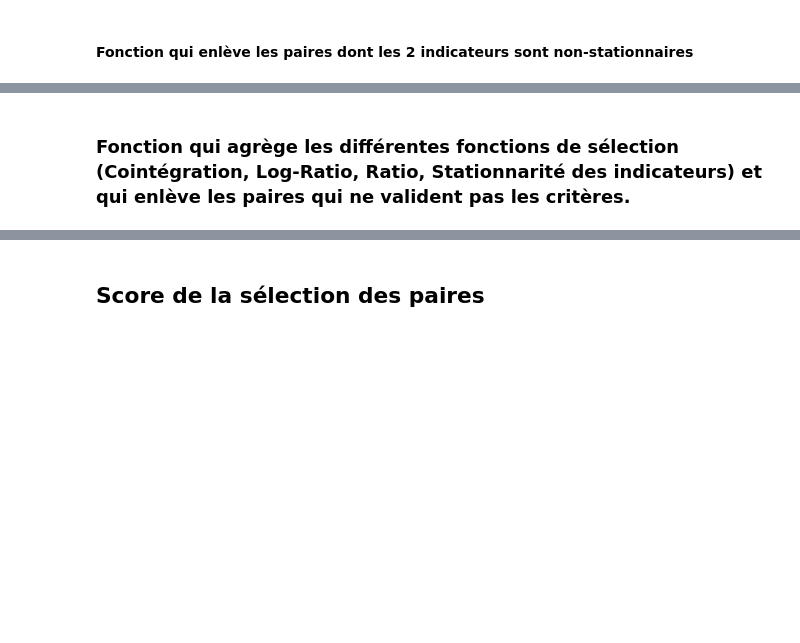
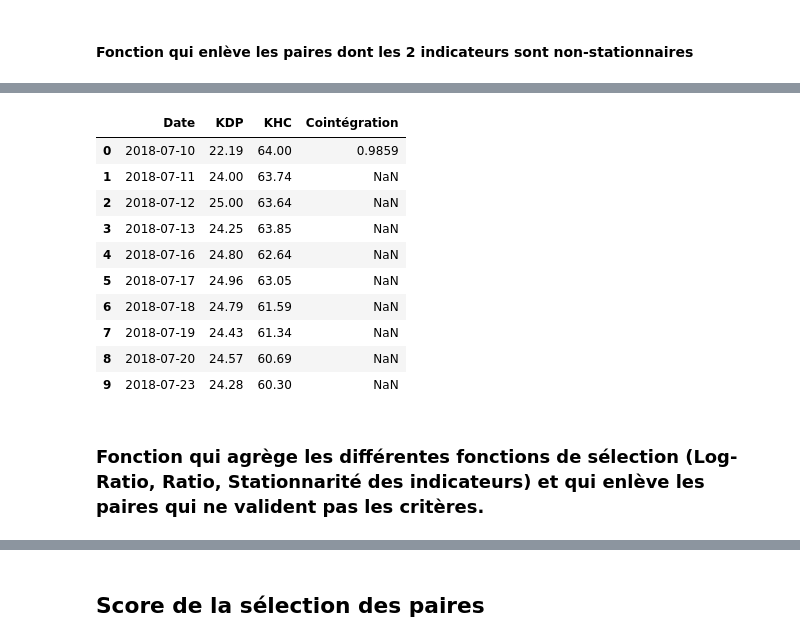
Before and after one commit to ArthurVinot/PI2, a Jupyter notebook: Code_Presentation.ipynb, the cells around one changed output, grey strips where cells are left out. Saved outputs shown, nothing was run; the diff lists cells and outputs as text; code cells hidden in the pictures; blank space fills up the shorter version.

```diff
--- a/Code_Presentation.ipynb
+++ b/Code_Presentation.ipynb
@@ -401,9 +405,9 @@ def sep_tableau_train_test(df):    # Séparation entre les données de test et d
             sub_test.append(df[i][j].iloc[int(long/2)+1 : long-1])
         train.append(sub_train)
         test.append(sub_test)
-    train_res = copy.deepcopy(train)
-    test_res = copy.deepcopy(test)
-    return train_res, test_res
+    train_df = copy.deepcopy(train)
+    test_df = copy.deepcopy(test)
+    return train_df, test_df
 # %%
 train, test = sep_tableau_train_test(df_combi)
 # %% [markdown]
@@ -412,7 +416,10 @@ train, test = sep_tableau_train_test(df_combi)
 #### Calcul de la cointégration
 # %%
 def coint_df(df):
-    df['Cointégration'] = pd.Series(cointegration_test(df.iloc[:,1], df.iloc[:,2]), index = df.index[[0]])
+    df.loc[df.index[0], 'Cointégration'] = cointegration_test(df.iloc[:,1], df.iloc[:,2])
+    global i
+    print(f"{list(df.columns)[1:3]} & i = {i}")
+    i += 1
     return df
 # %%
 def add_coint(df_combi):
@@ -484,0 +496,3 @@ def drop_faible_statio(df_combi, threshold):    # Retourne une liste par secteur
+# %%
+%%time
+df_coint = add_coint(train)
@@ -485,2 +517,16 @@ def drop_faible_statio(df_combi, threshold):    # Retourne une liste par secteur
+# %%
+df_coint[0][0]
+# %% [output]
+|  | Date | KDP | KHC | Cointégration |
+| 0 | 2018-07-10 | 22.19 | 64.00 | 0.9859 |
+| 1 | 2018-07-11 | 24.00 | 63.74 | NaN |
+| 2 | 2018-07-12 | 25.00 | 63.64 | NaN |
+| 3 | 2018-07-13 | 24.25 | 63.85 | NaN |
+| 4 | 2018-07-16 | 24.80 | 62.64 | NaN |
+| 5 | 2018-07-17 | 24.96 | 63.05 | NaN |
+| 6 | 2018-07-18 | 24.79 | 61.59 | NaN |
+| 7 | 2018-07-19 | 24.43 | 61.34 | NaN |
+| 8 | 2018-07-20 | 24.57 | 60.69 | NaN |
+| 9 | 2018-07-23 | 24.28 | 60.30 | NaN |
 # %% [markdown]
-### Fonction qui agrège les différentes fonctions de sélection (Cointégration, Log-Ratio, Ratio, Stationnarité des indicateurs) et qui enlève les paires qui ne valident pas les critères.
+### Fonction qui agrège les différentes fonctions de sélection (Log-Ratio, Ratio, Stationnarité des indicateurs) et qui enlève les paires qui ne valident pas les critères.
```
Also changed, not shown: parts of 14 cells of this notebook.
